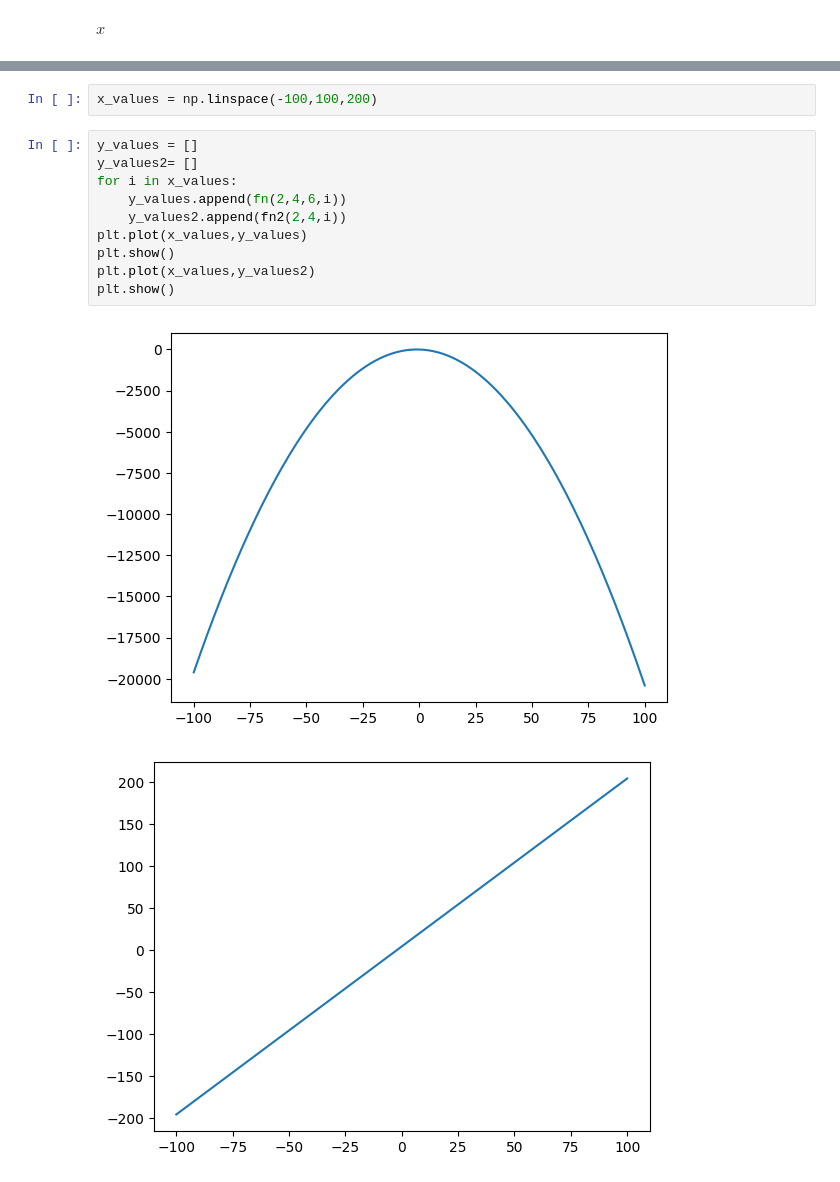
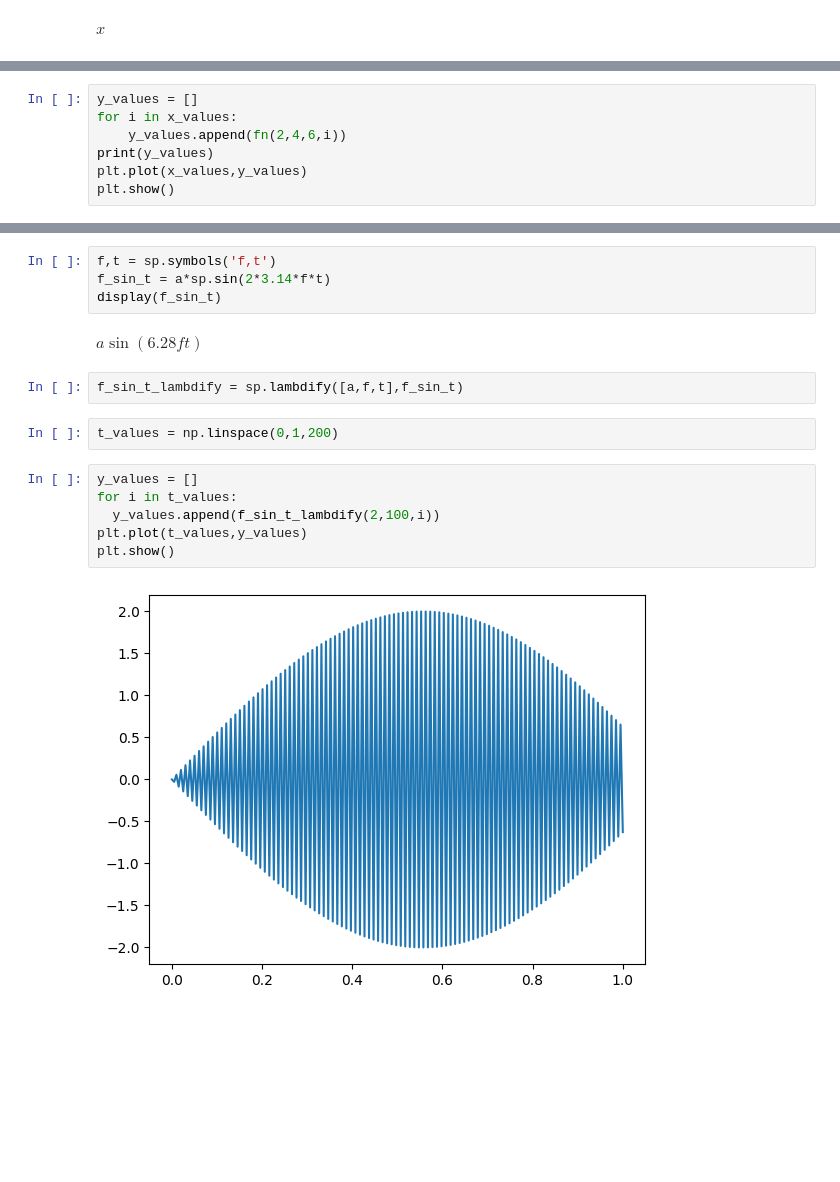
Before and after one commit to hydekage/Kuliah-PIK, a Jupyter notebook: Scientific_Calculator.ipynb, the cells around one changed output, grey strips where cells are left out. Saved outputs shown, nothing was run; the diff lists cells and outputs as text; blank space fills up the shorter version.

```diff
--- a/Scientific_Calculator.ipynb
+++ b/Scientific_Calculator.ipynb
@@ -31,0 +39,7 @@ fn2 = sp.lambdify([a,b,x],fx2)
+# %%
+y_values = []
+for i in x_values:
+    y_values.append(fn(2,4,6,i))
+print(y_values)
+plt.plot(x_values,y_values)
+plt.show()
@@ -32,15 +49,18 @@ fn2 = sp.lambdify([a,b,x],fx2)
+# %%
+f,t = sp.symbols('f,t')
+f_sin_t = a*sp.sin(2*3.14*f*t)
+display(f_sin_t)
+# %% [output]
+$\displaystyle a \sin{\left(6.28 f t \right)}$
+# %%
+f_sin_t_lambdify = sp.lambdify([a,f,t],f_sin_t)
 # %%
-x_values = np.linspace(-100,100,200)
+t_values = np.linspace(0,1,200)
 # %%
 y_values = []
-y_values2= []
-for i in x_values:
-    y_values.append(fn(2,4,6,i))
-    y_values2.append(fn2(2,4,i))
-plt.plot(x_values,y_values)
+for i in t_values:
+  y_values.append(f_sin_t_lambdify(2,100,i))
+plt.plot(t_values,y_values)
 plt.show()
-plt.plot(x_values,y_values2)
-plt.show()
 # %% [output]
-[figure, old version]
+[figure, new version]
-[figure, removed]
```
Also changed, not shown: parts of 6 cells of this notebook.
